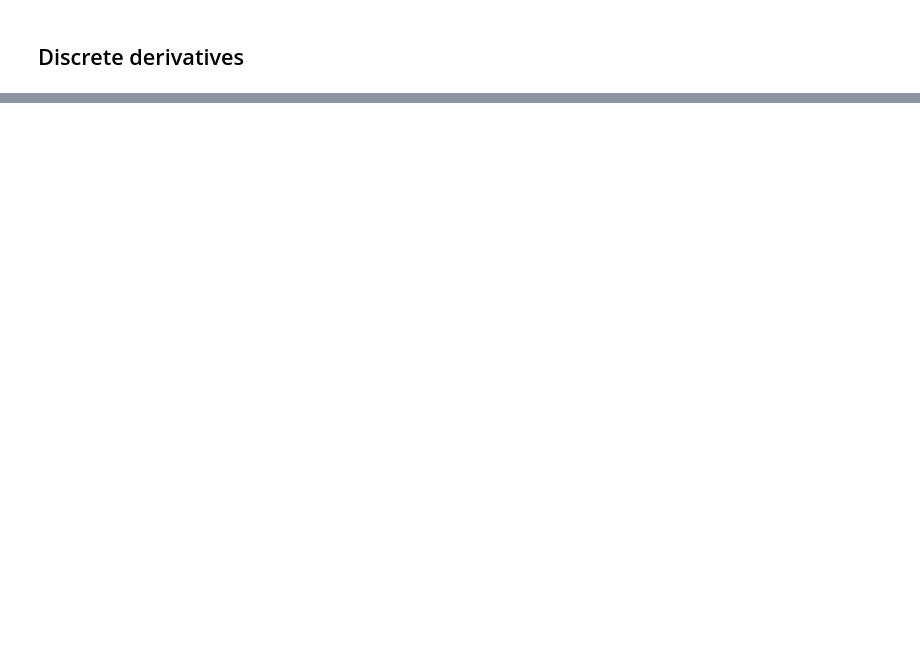
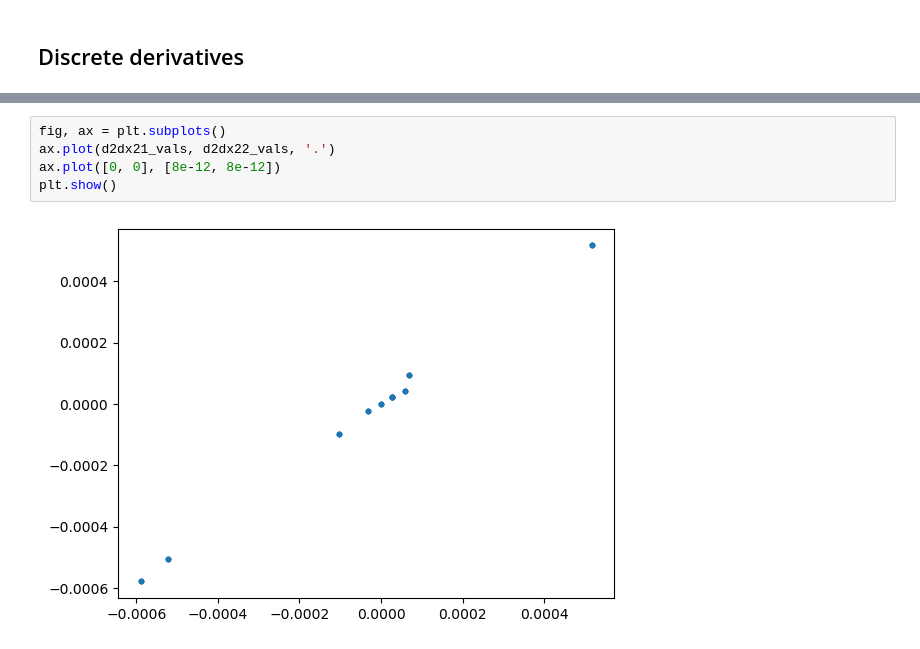
Before and after one commit to petrelharp/lineage_plotting, a Jupyter notebook: pme/test_pme.ipynb, the cells around one changed output, grey strips where cells are left out. Cells and saved outputs as stored; diff of their text form; blank space fills up the shorter version.

```diff
--- a/pme/test_pme.ipynb
+++ b/pme/test_pme.ipynb
@@ -122,0 +145,7 @@ plt.show()
+# %%
+fig, ax = plt.subplots()
+ax.plot(d2dx21_vals, d2dx22_vals, '.')
+ax.plot([0, 0], [8e-12, 8e-12])
+plt.show()
+# %% [output]
+[figure, added]
```
Also changed, not shown: parts of 15 cells of this notebook.
